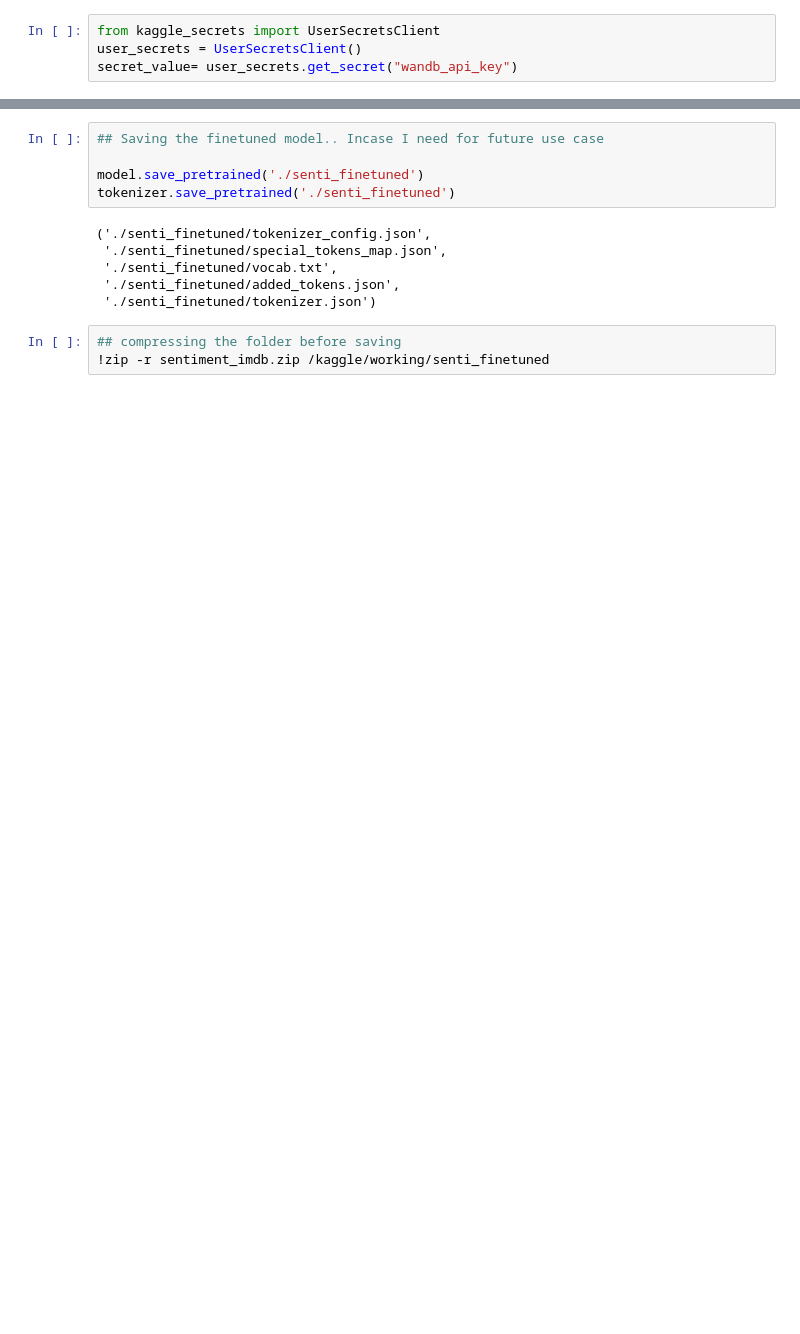
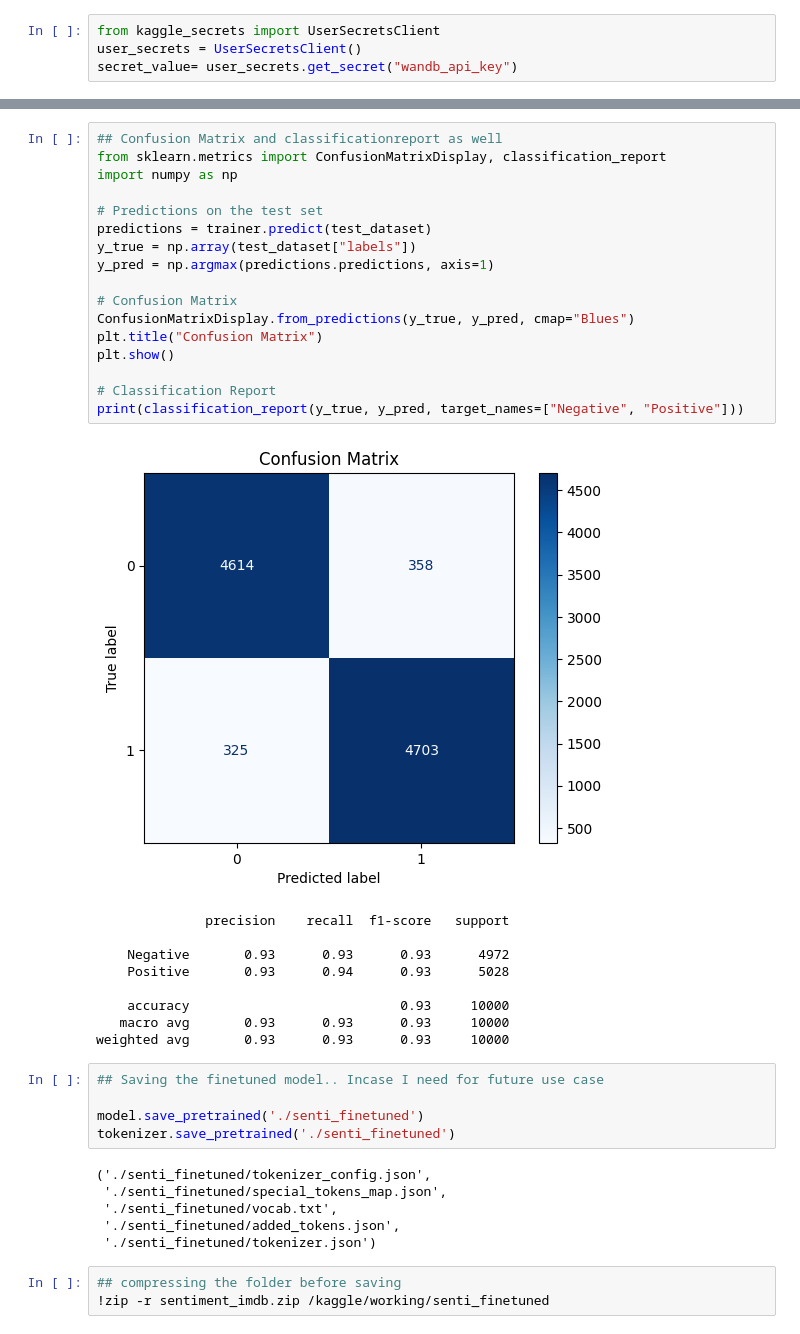
Before and after one commit to Firojpaudel/Sentiment_Analysis_IMDB, a Jupyter notebook: sentiment_analysis_IMDB_Firoj.ipynb, the cells around one changed output, grey strips where cells are left out. Drawn from its saved outputs; the diff is of its cells as text; blank space fills up the shorter version.

```diff
--- a/sentiment_analysis_IMDB_Firoj.ipynb
+++ b/sentiment_analysis_IMDB_Firoj.ipynb
@@ -179,3 +230,30 @@ print(results)
+# %%
+## Confusion Matrix and classificationreport as well
+from sklearn.metrics import ConfusionMatrixDisplay, classification_report
+import numpy as np
+
+# Predictions on the test set
+predictions = trainer.predict(test_dataset)
+y_true = np.array(test_dataset["labels"])
+y_pred = np.argmax(predictions.predictions, axis=1)
+
+# Confusion Matrix
+ConfusionMatrixDisplay.from_predictions(y_true, y_pred, cmap="Blues")
+plt.title("Confusion Matrix")
+plt.show()
+
+# Classification Report
+print(classification_report(y_true, y_pred, target_names=["Negative", "Positive"]))
+# %% [output]
+[figure, added]
+              precision    recall  f1-score   support
+
+    Negative       0.93      0.93      0.93      4972
+    Positive       0.93      0.94      0.93      5028
+
+    accuracy                           0.93     10000
+   macro avg       0.93      0.93      0.93     10000
+weighted avg       0.93      0.93      0.93     10000
 # %%
 ## Saving the finetuned model.. Incase I need for future use case
 
```
Also changed, not shown: parts of 10 cells of this notebook.
